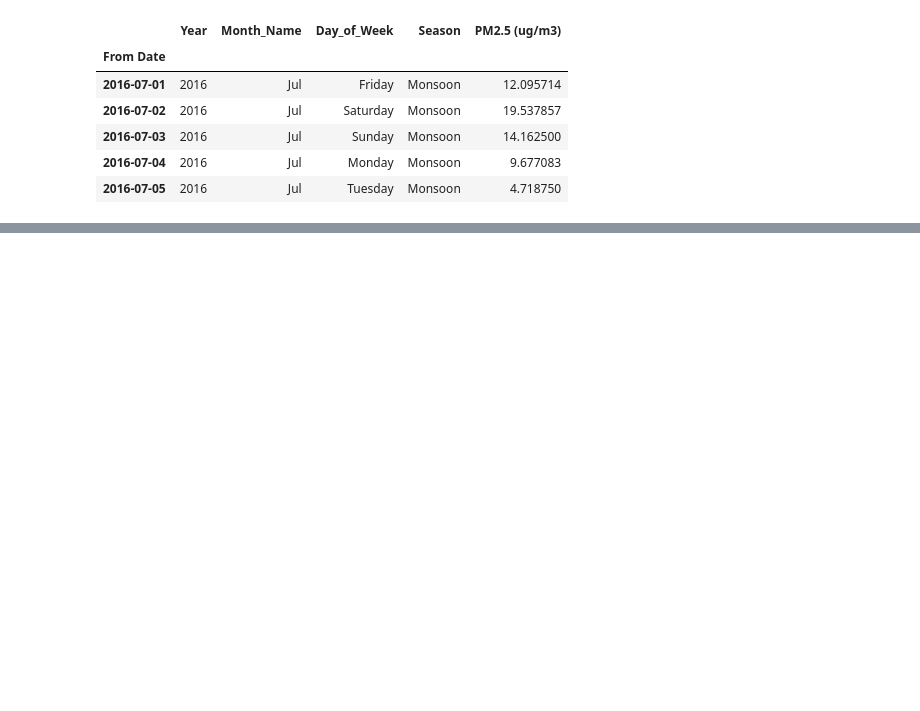
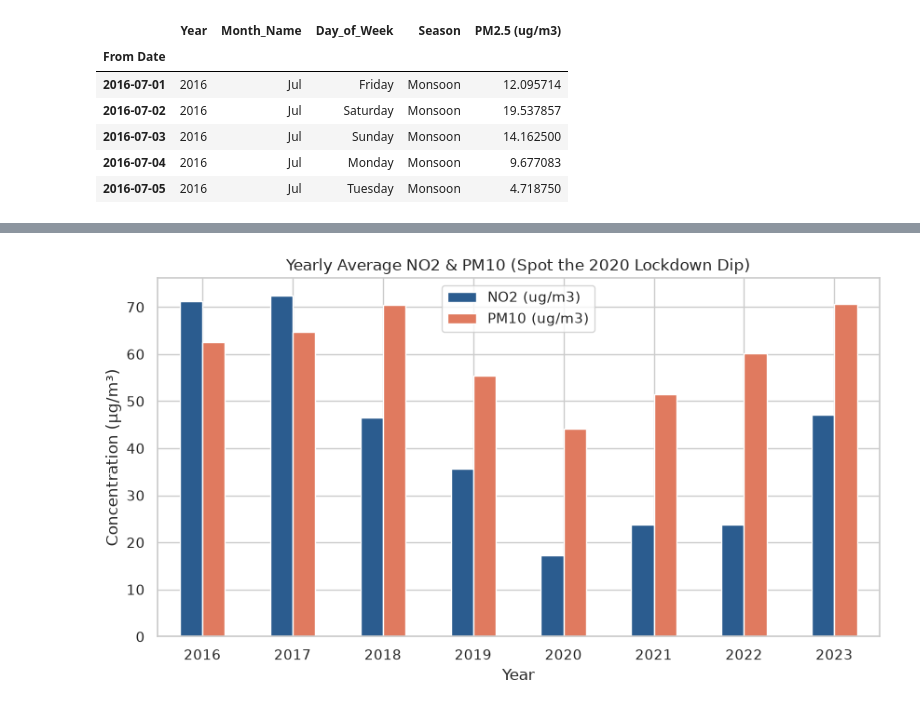
Before and after one commit to aswanth-mc/air_quality_data_analysis_2010-2023, a Jupyter notebook: 01_cleaning_eda.ipynb, the cells around one changed output, grey strips where cells are left out. Saved outputs shown, nothing was run; the diff lists cells and outputs as text; code cells hidden in the pictures; blank space fills up the shorter version.

```diff
--- a/01_cleaning_eda.ipynb
+++ b/01_cleaning_eda.ipynb
@@ -152,0 +191,10 @@ daily_df.to_csv('data/daily_cleand.csv')
+# %%
+yearly_avg = daily_df.groupby('Year')[['NO2 (ug/m3)', 'PM10 (ug/m3)']].mean()
+
+yearly_avg.plot(kind='bar', figsize=(10, 5), color=['#2b5c8f', '#e07a5f'])
+plt.title('Yearly Average NO2 & PM10 (Spot the 2020 Lockdown Dip)')
+plt.ylabel('Concentration (µg/m³)')
+plt.xticks(rotation=0)  # Keeps year labels horizontal instead of tilted
+plt.show()
+# %% [output]
+[figure, added]
```
Also changed, not shown: parts of 3 cells of this notebook.
